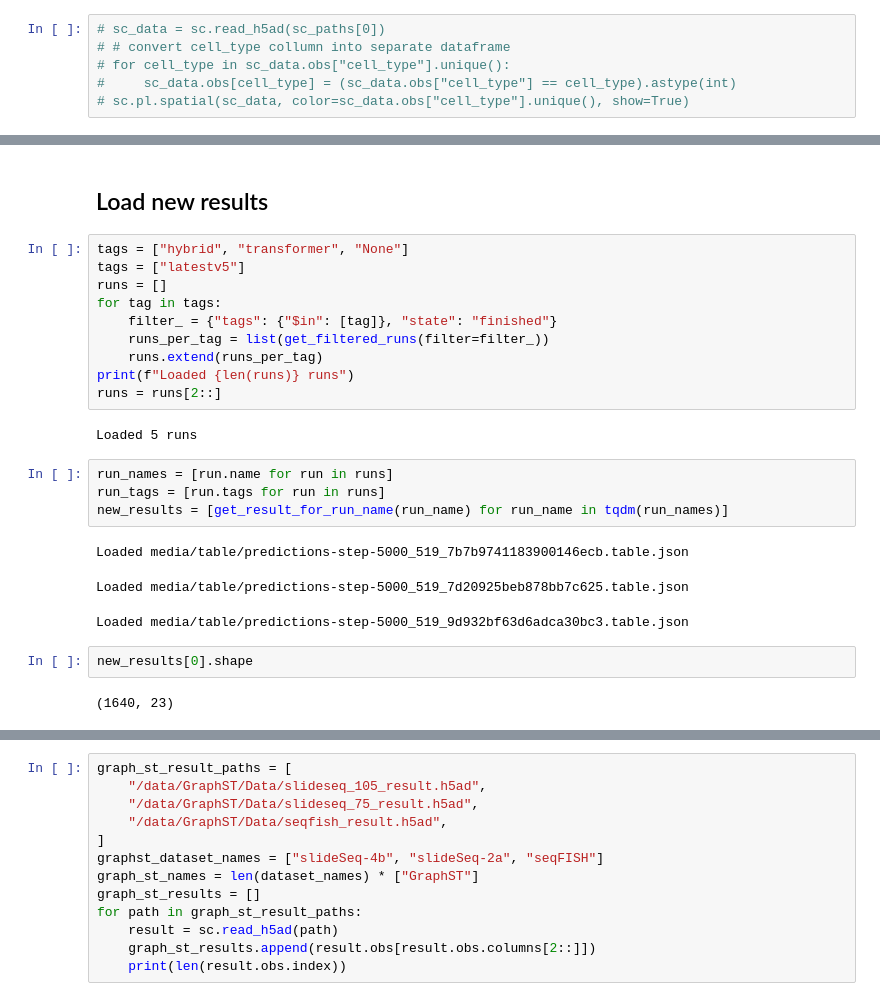
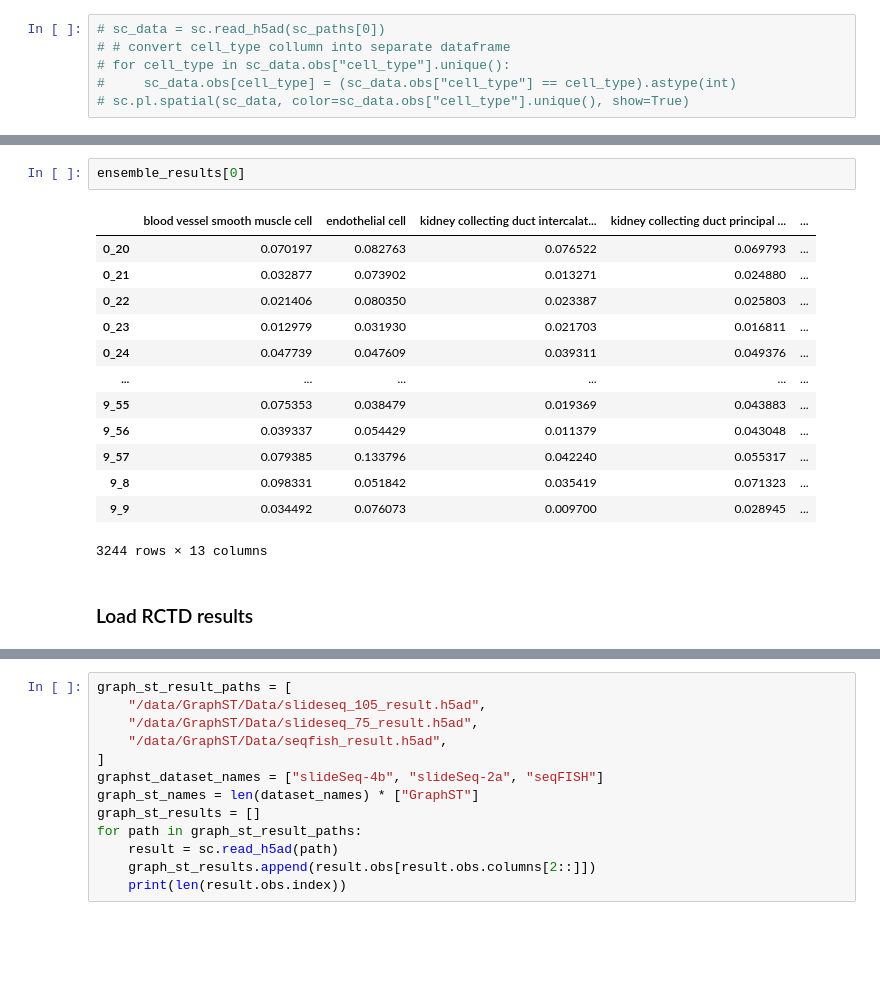
Before and after one commit to robinredX/DISSECT, a Jupyter notebook: notebooks/eval_spatial.ipynb, the cells around one changed output, grey strips where cells are left out. Cells and saved outputs as stored; diff of their text form; blank space fills up the shorter version.

```diff
--- a/notebooks/eval_spatial.ipynb
+++ b/notebooks/eval_spatial.ipynb
@@ -96,26 +117,18 @@ Categories (34, object): ['B_Cycling', 'B_GC_DZ', 'B_GC_LZ', 'B_GC_prePB', ...,
+# %%
+ensemble_results[0]
+# %% [output]
+|  | blood vessel smooth muscle cell | endothelial cell | kidney collecting duct intercalat... | kidney collecting duct principal ... | ... |
+| 0_20 | 0.070197 | 0.082763 | 0.076522 | 0.069793 | ... |
+| 0_21 | 0.032877 | 0.073902 | 0.013271 | 0.024880 | ... |
+| 0_22 | 0.021406 | 0.080350 | 0.023387 | 0.025803 | ... |
+| 0_23 | 0.012979 | 0.031930 | 0.021703 | 0.016811 | ... |
+| 0_24 | 0.047739 | 0.047609 | 0.039311 | 0.049376 | ... |
+| ... | ... | ... | ... | ... | ... |
+| 9_55 | 0.075353 | 0.038479 | 0.019369 | 0.043883 | ... |
+| 9_56 | 0.039337 | 0.054429 | 0.011379 | 0.043048 | ... |
+| 9_57 | 0.079385 | 0.133796 | 0.042240 | 0.055317 | ... |
+| 9_8 | 0.098331 | 0.051842 | 0.035419 | 0.071323 | ... |
+| 9_9 | 0.034492 | 0.076073 | 0.009700 | 0.028945 | ... |
+3244 rows × 13 columns
 # %% [markdown]
-## Load new results
+### Load RCTD results
-# %%
-tags = ["hybrid", "transformer", "None"]
-tags = ["latestv5"]
-runs = []
-for tag in tags:
-    filter_ = {"tags": {"$in": [tag]}, "state": "finished"}
-    runs_per_tag = list(get_filtered_runs(filter=filter_))
-    runs.extend(runs_per_tag)
-print(f"Loaded {len(runs)} runs")
-runs = runs[2::]
-# %% [output]
-Loaded 5 runs
-# %%
-run_names = [run.name for run in runs]
-run_tags = [run.tags for run in runs]
-new_results = [get_result_for_run_name(run_name) for run_name in tqdm(run_names)]
-# %% [output]
-Loaded media/table/predictions-step-5000_519_7b7b9741183900146ecb.table.json
-Loaded media/table/predictions-step-5000_519_7d20925beb878bb7c625.table.json
-Loaded media/table/predictions-step-5000_519_9d932bf63d6adca30bc3.table.json
-# %%
-new_results[0].shape
-# %% [output]
-(1640, 23)
```
Also changed, not shown: parts of 36 cells of this notebook, 2 other files.
